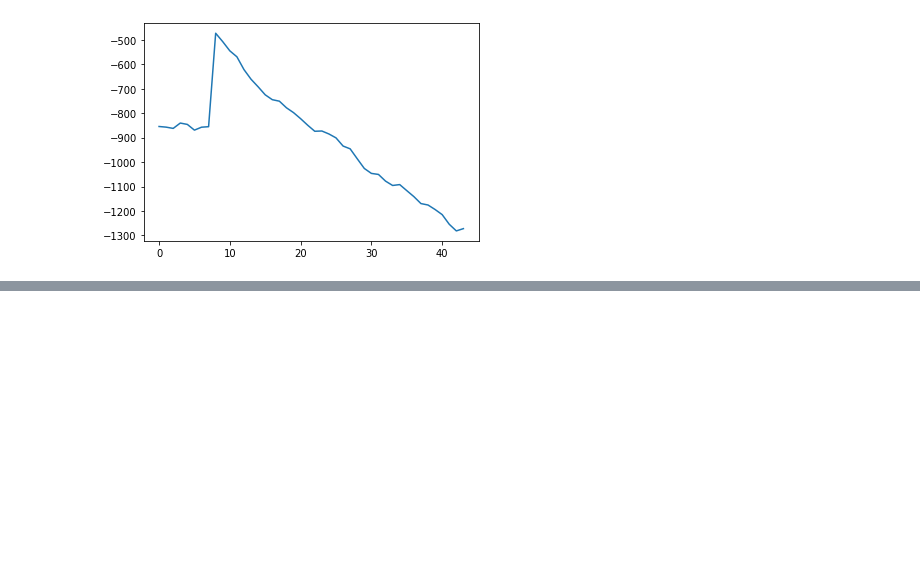
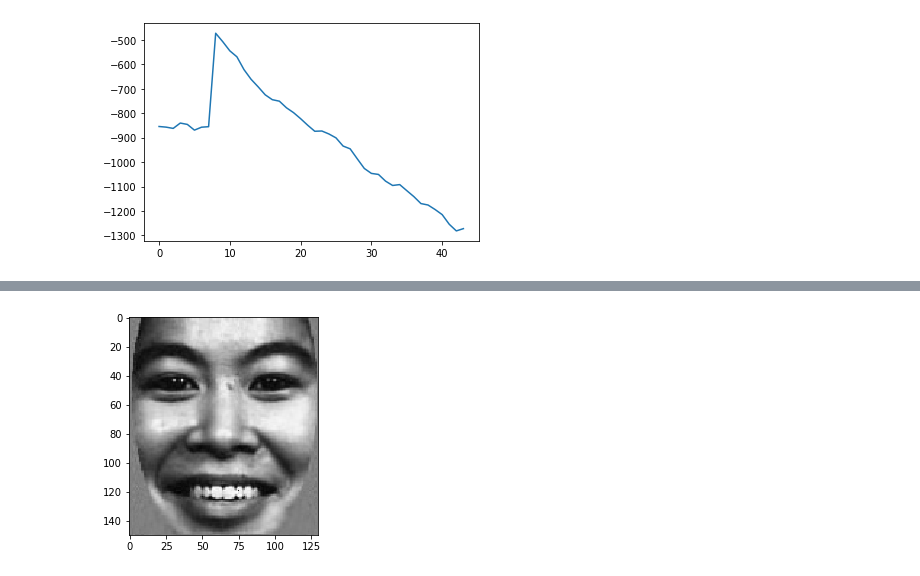
Before and after one commit to ttrapaid/facerecognition, a Jupyter notebook: pca.ipynb, the cells around one changed output, grey strips where cells are left out. Cells and saved outputs as stored; diff of their text form; code cells hidden in the pictures; blank space fills up the shorter version.

```diff
--- a/pca.ipynb
+++ b/pca.ipynb
@@ -153,0 +200,9 @@ plt.show()
+# %%
+U,S,V = np.linalg.svd(images['00154fa010.940128.jpg'],full_matrices=False)
+k = 30
+new_image = np.dot(U[:,:k],np.dot(np.diag(S[:k]),V[:k,:]))
+plt.imshow(new_image, interpolation='nearest')
+plt.gray()  #grayscale conversion
+plt.show()
+# %% [output]
+[figure, added]
```
Also changed, not shown: parts of 8 cells of this notebook.
